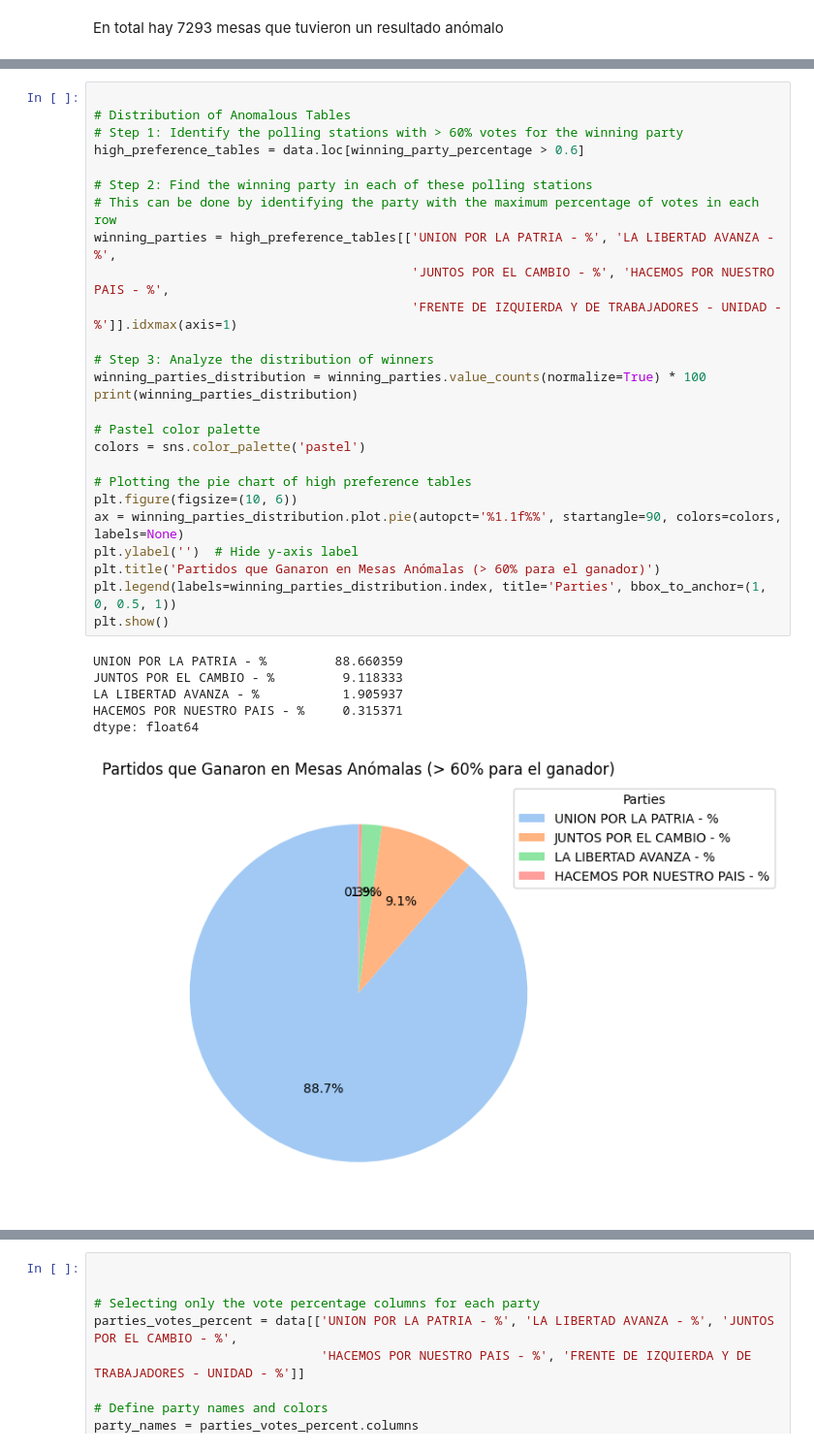
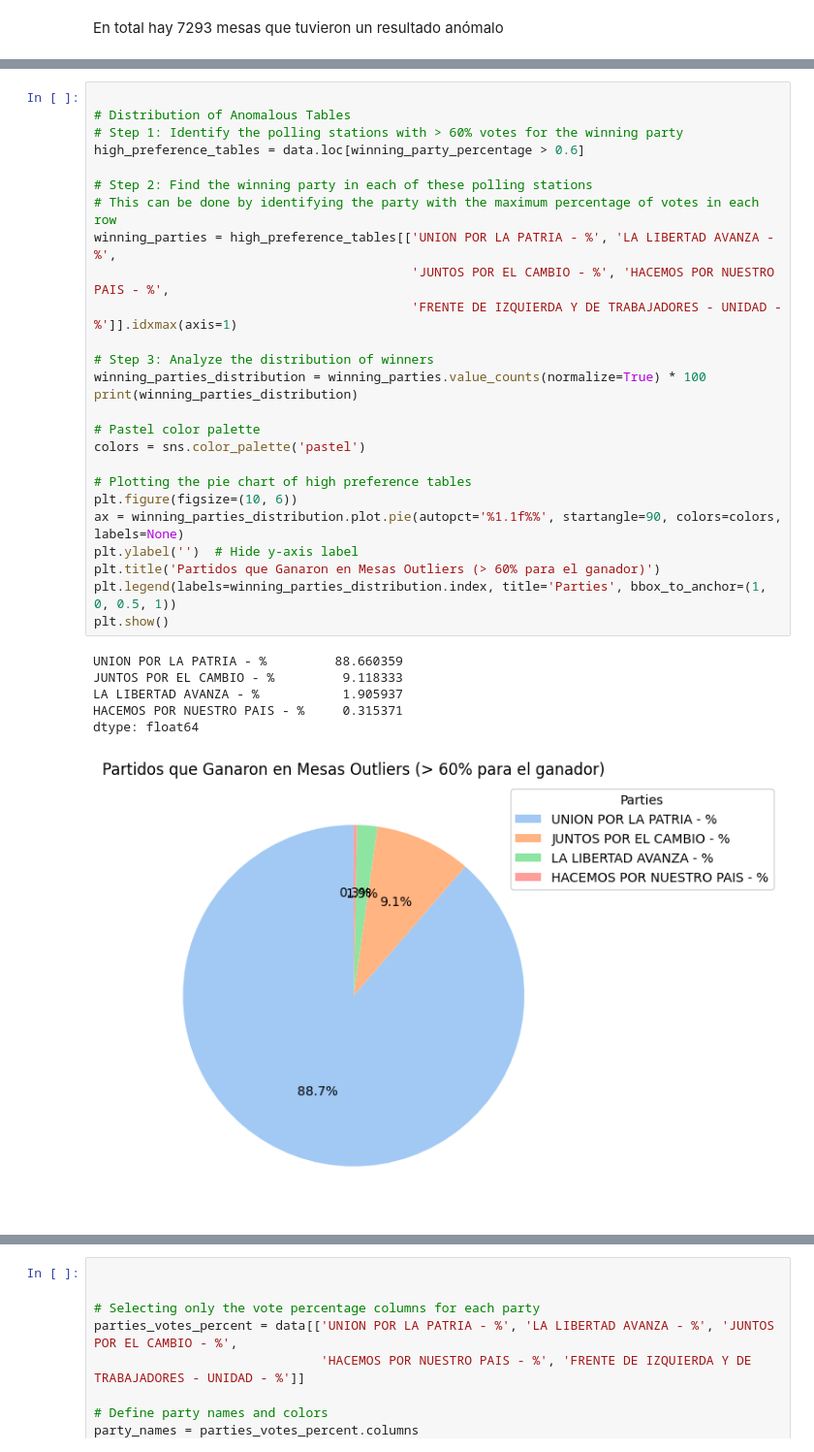
Before and after one commit to dgrandes/elecciones-arg-2023, a Jupyter notebook: Analisis-Elecciones.ipynb, the cells around one changed output, grey strips where cells are left out. Shown at 97% size. Drawn from its saved outputs; the diff is of its cells as text.

```diff
--- a/Analisis-Elecciones.ipynb
+++ b/Analisis-Elecciones.ipynb
@@ -185,35 +178,35 @@ dtype: int64
 
 # Distribution of Anomalous Tables
 # Step 1: Identify the polling stations with > 60% votes for the winning party
 high_preference_tables = data.loc[winning_party_percentage > 0.6]
 
 # Step 2: Find the winning party in each of these polling stations
 # This can be done by identifying the party with the maximum percentage of votes in each row
 winning_parties = high_preference_tables[['UNION POR LA PATRIA - %', 'LA LIBERTAD AVANZA - %',
                                           'JUNTOS POR EL CAMBIO - %', 'HACEMOS POR NUESTRO PAIS - %',
                                           'FRENTE DE IZQUIERDA Y DE TRABAJADORES - UNIDAD - %']].idxmax(axis=1)
 
 # Step 3: Analyze the distribution of winners
 winning_parties_distribution = winning_parties.value_counts(normalize=True) * 100
 print(winning_parties_distribution)
 
 # Pastel color palette
 colors = sns.color_palette('pastel')
 
 # Plotting the pie chart of high preference tables
 plt.figure(figsize=(10, 6))
 ax = winning_parties_distribution.plot.pie(autopct='%1.1f%%', startangle=90, colors=colors, labels=None)
 plt.ylabel('')  # Hide y-axis label
-plt.title('Partidos que Ganaron en Mesas Anómalas (> 60% para el ganador)')
+plt.title('Partidos que Ganaron en Mesas Outliers (> 60% para el ganador)')
 plt.legend(labels=winning_parties_distribution.index, title='Parties', bbox_to_anchor=(1, 0, 0.5, 1))
 plt.show()
 # %% [output]
 UNION POR LA PATRIA - %         88.660359
 JUNTOS POR EL CAMBIO - %         9.118333
 LA LIBERTAD AVANZA - %           1.905937
 HACEMOS POR NUESTRO PAIS - %     0.315371
 dtype: float64
-[figure, old version]
+[figure, new version]
 # %%
 
 party_votes_high_preference = high_preference_tables[['UNION POR LA PATRIA', 'LA LIBERTAD AVANZA',
```
Also changed, not shown: parts of 8 cells of this notebook.
